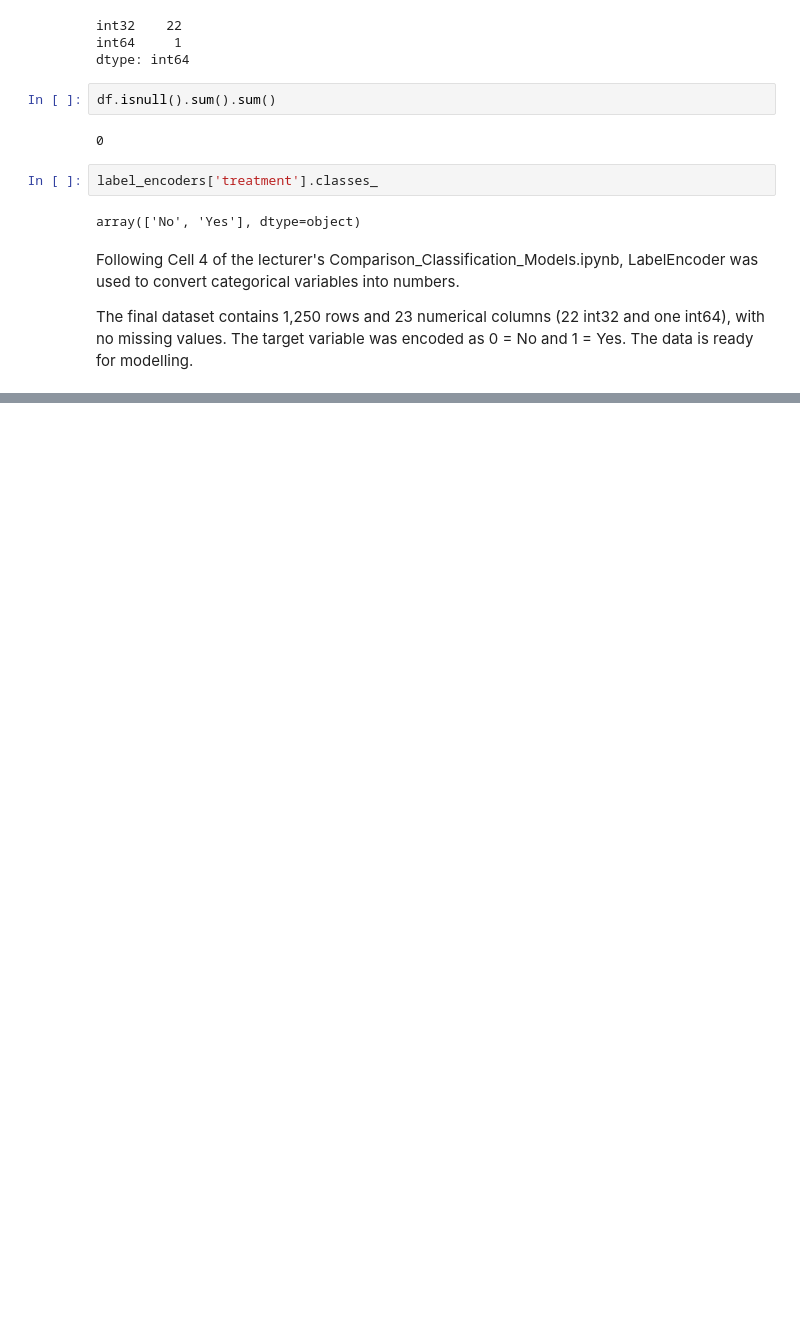
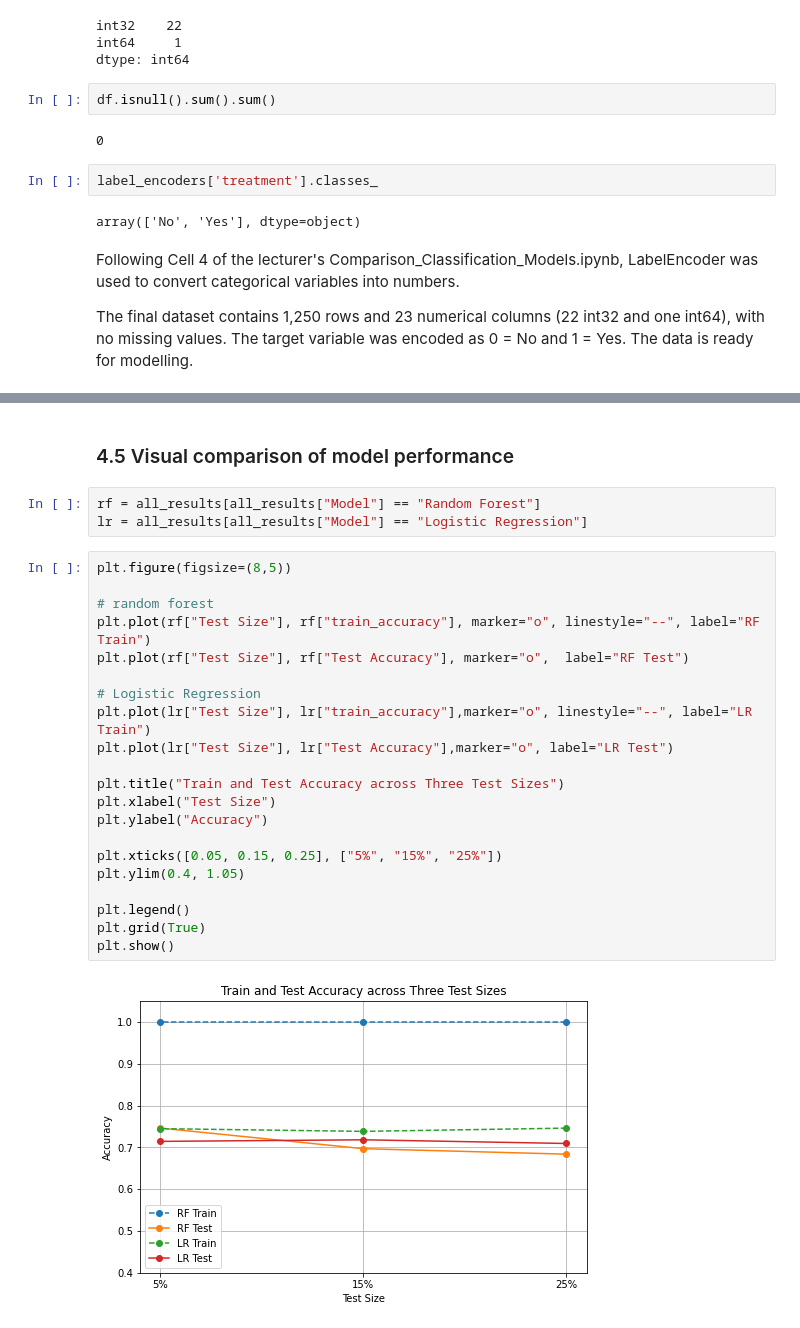
Before and after one commit to Huiyan-Li/CA1_Machine_Learning_Sept_2026, a Jupyter notebook: Huiyan_LI_2026466_Machine_learning_CA1.ipynb, the cells around one changed output, grey strips where cells are left out. Cells and saved outputs as stored; diff of their text form; blank space fills up the shorter version.

Commit message:
Add Part 4 cross-validation and visual comparison

```diff
--- a/Huiyan_LI_2026466_Machine_learning_CA1.ipynb
+++ b/Huiyan_LI_2026466_Machine_learning_CA1.ipynb
@@ -937,0 +960,28 @@ Although Random Forest performed best under the 5% test split, this test set onl
+# %% [markdown]
+### 4.5 Visual comparison of model performance
+# %%
+rf = all_results[all_results["Model"] == "Random Forest"]
+lr = all_results[all_results["Model"] == "Logistic Regression"]
+# %%
+plt.figure(figsize=(8,5))
+
+# random forest
+plt.plot(rf["Test Size"], rf["train_accuracy"], marker="o", linestyle="--", label="RF Train")
+plt.plot(rf["Test Size"], rf["Test Accuracy"], marker="o",  label="RF Test")
+
+# Logistic Regression
+plt.plot(lr["Test Size"], lr["train_accuracy"],marker="o", linestyle="--", label="LR Train")
+plt.plot(lr["Test Size"], lr["Test Accuracy"],marker="o", label="LR Test")
+
+plt.title("Train and Test Accuracy across Three Test Sizes")
+plt.xlabel("Test Size")
+plt.ylabel("Accuracy")
+
+plt.xticks([0.05, 0.15, 0.25], ["5%", "15%", "25%"])
+plt.ylim(0.4, 1.05)
+
+plt.legend()
+plt.grid(True)
+plt.show()
+# %% [output]
+[figure, added]
```
Also changed, not shown: parts of 55 cells of this notebook.
